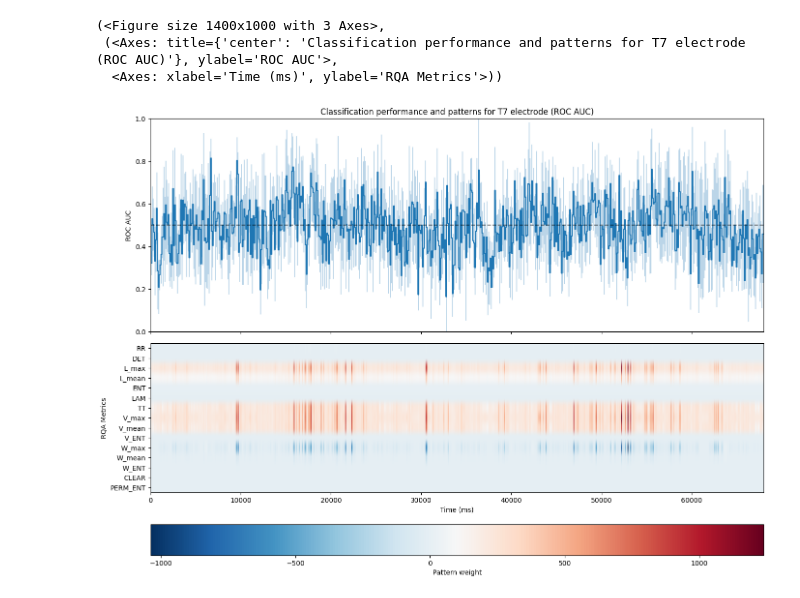
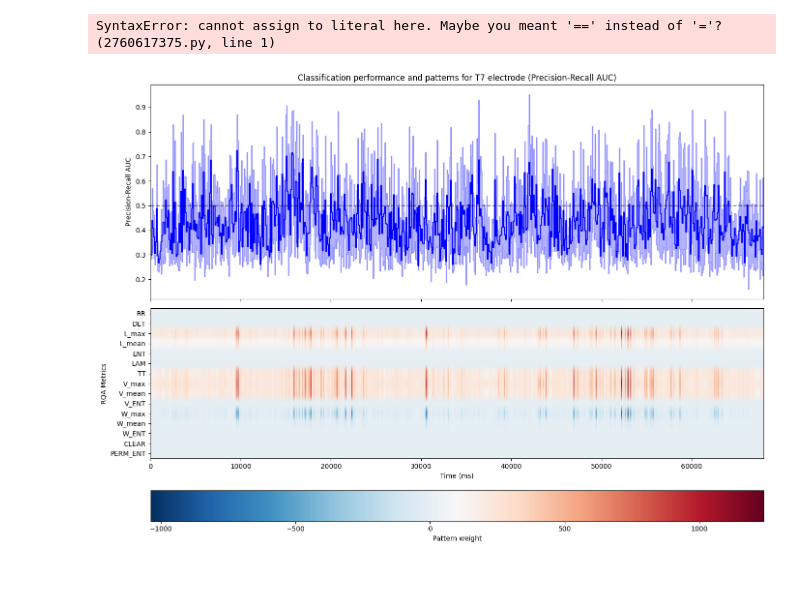
Before and after one commit to MarioPasc/Dyslexia_EEG_characterization, a Jupyter notebook: scripts/rqe/explore.ipynb, the cells around one changed output. Drawn from its saved outputs; the diff is of its cells as text; code cells hidden in the pictures.

```diff
--- a/scripts/rqe/explore.ipynb
+++ b/scripts/rqe/explore.ipynb
@@ -81,44 +124,13 @@ NameError: name 'np' is not defined
+# %%
+np.save(file = DATASET_ROOT / WINDOW / f"results_{DIRECTION}_{ELECTRODE}.npz", arr={"results": results, "stats": stats})
+# %% [output]
+SyntaxError: cannot assign to literal here. Maybe you meant '==' instead of '='? (2760617375.py, line 1)
 # %%
 from pyddeeg.classification.utils.basic_visualizations import plot_classification_results
 
 # Basic usage with default styling
-fig, axes = plot_classification_results(results, "Fz", dataset, metric="roc")
-
-# Custom styling through keyword arguments
-fig, axes = plot_classification_results(
-    results,
-    "Fz",
-    dataset,
-    metric="roc",
-    time_in_ms=True,
-    # Figure styling
-    figsize=(16, 12),
-    title="Custom ROC AUC Analysis",
-
-    # Axes styling
-    ylim=(0.4, 1.0),
-    grid=True,
-
-    # Component-specific styling
-    performance_kwargs={
-        "color": "darkblue",
-        "linewidth": 2,
-        "marker": "o",
-        "markersize": 4
-    },
-    patterns_kwargs={
-        "cmap": "viridis",
-        "interpolation": "nearest"
-    },
-    colorbar_kwargs={
-        "label": "Feature importance",
-        "orientation": "vertical"
-    }
-)
+fig, axes = plot_classification_results(results, "T7", dataset, metric="pr")
 
 plt.show()
 # %% [output]
-(<Figure size 1400x1000 with 3 Axes>,
- (<Axes: title={'center': 'Classification performance and patterns for T7 electrode (ROC AUC)'}, ylabel='ROC AUC'>,
-  <Axes: xlabel='Time (ms)', ylabel='RQA Metrics'>))
-[figure, old version]
+[figure, new version]
```
Also changed, not shown: parts of 3 cells of this notebook, 1 other file.
